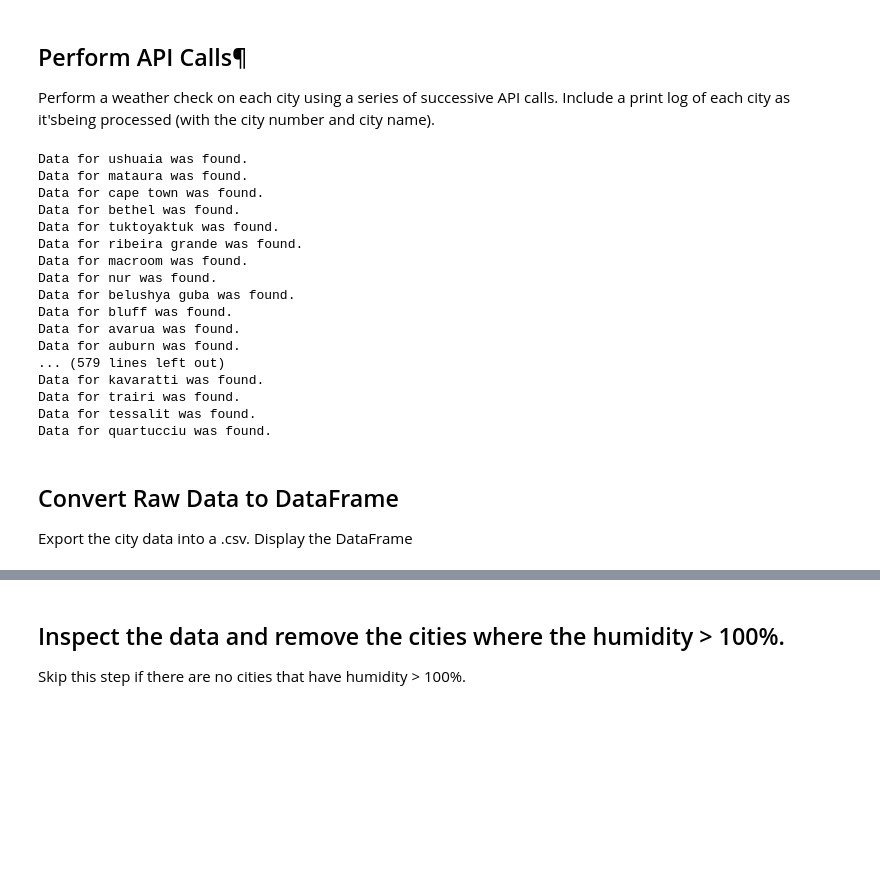
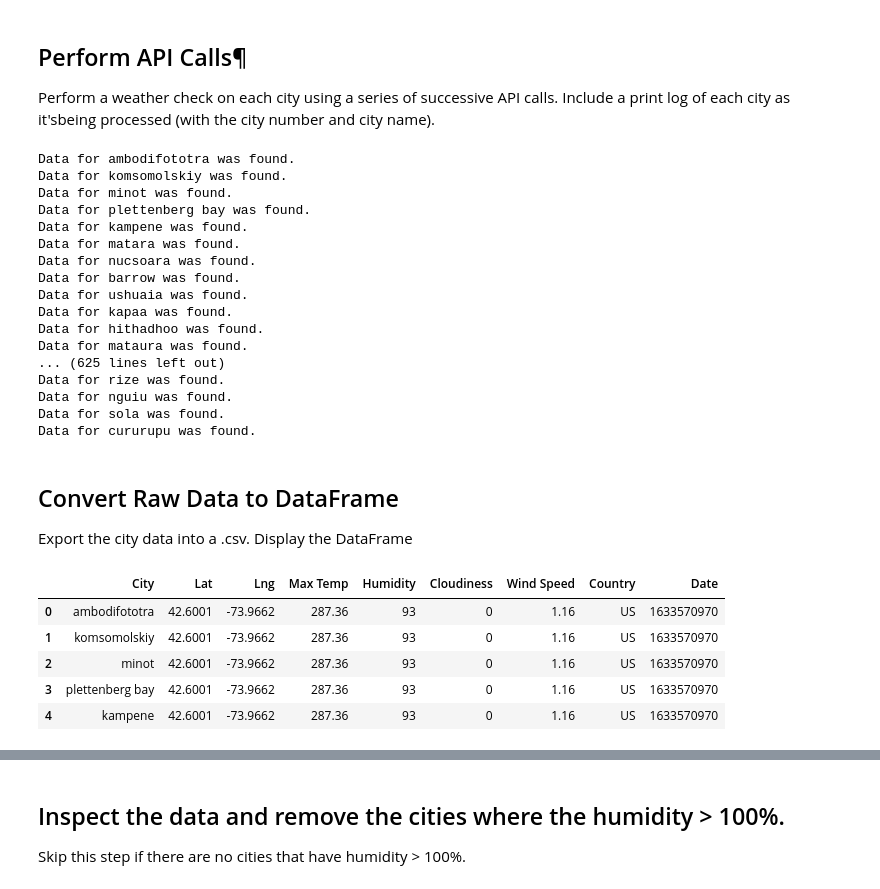
Before and after one commit to jhurley684/06-Python-APIs, a Jupyter notebook: starter_code/WeatherPy_Assignment.ipynb, the cells around one changed output, grey strips where cells are left out. Cells and saved outputs as stored; diff of their text form; code cells hidden in the pictures; blank space fills up the shorter version.

```diff
--- a/starter_code/WeatherPy_Assignment.ipynb
+++ b/starter_code/WeatherPy_Assignment.ipynb
@@ -55,8 +59,4 @@ Include a print log of each city as it'sbeing processed (with the city number an
 # %%
-# Build a query to get the data for a specific city
-query = f"{url}appid={weather_api_key}&q={city}"
-
-
 # # set up lists to hold reponse info
 lat = []
 lng = []
@@ -68,14 +68,15 @@ country = []
 date = []
 
 
-# Loop through the list of cities and perform a request for data on each
+# # Loop through the list of cities and perform a request for data on each
 for city in cities:
 
-    # Create search query, make request and store in json
+
+    #   Get weather data
     response = requests.get(query).json()
 
 
-    # Get the weather factors for each city
+    # Get the weather factors and store them
     lat.append(response['coord']['lat'])
     lng.append(response['coord']['lon'])
     max_temp.append(response['main']['temp_max'])
@@ -86,24 +87,22 @@ for city in cities:
     date.append(response['dt'])
 
 
-
-
     print(f"Data for {city} was found.")
 # %% [output]
+Data for ambodifototra was found.
+Data for komsomolskiy was found.
+Data for minot was found.
+Data for plettenberg bay was found.
+Data for kampene was found.
+Data for matara was found.
+Data for nucsoara was found.
+Data for barrow was found.
 Data for ushuaia was found.
+Data for kapaa was found.
+Data for hithadhoo was found.
 Data for mataura was found.
-Data for cape town was found.
-Data for bethel was found.
-Data for tuktoyaktuk was found.
-Data for ribeira grande was found.
-Data for macroom was found.
-Data for nur was found.
-Data for belushya guba was found.
-Data for bluff was found.
-Data for avarua was found.
-Data for auburn was found.
-... (579 lines left out)
-Data for kavaratti was found.
-Data for trairi was found.
-Data for tessalit was found.
-Data for quartucciu was found.
+... (625 lines left out)
+Data for rize was found.
+Data for nguiu was found.
+Data for sola was found.
+Data for cururupu was found.
@@ -119,4 +111,25 @@ temperature = weather_json["main"]["temp"]
 Export the city data into a .csv.
 Display the DataFrame
 # %%
-# City	Lat	Lng	Max Temp	Humidity	Cloudiness	Wind Speed	Country	Date
+# Create a data frame from from append lists
+weather_dict = {
+    'City': cities,
+    'Lat' : lat,
+    'Lng' : lng,
+    'Max Temp' : max_temp,
+    'Humidity' : humidity,
+    'Cloudiness' : cloudiness,
+    'Wind Speed' : wind_speed,
+    'Country' : country,
+    'Date' : date
+}
+
+weather_data = pd.DataFrame(weather_dict)
+weather_data.head()
+# %% [output]
+|  | City | Lat | Lng | Max Temp | Humidity | Cloudiness | Wind Speed | Country | Date |
+| 0 | ambodifototra | 42.6001 | -73.9662 | 287.36 | 93 | 0 | 1.16 | US | 1633570970 |
+| 1 | komsomolskiy | 42.6001 | -73.9662 | 287.36 | 93 | 0 | 1.16 | US | 1633570970 |
+| 2 | minot | 42.6001 | -73.9662 | 287.36 | 93 | 0 | 1.16 | US | 1633570970 |
+| 3 | plettenberg bay | 42.6001 | -73.9662 | 287.36 | 93 | 0 | 1.16 | US | 1633570970 |
+| 4 | kampene | 42.6001 | -73.9662 | 287.36 | 93 | 0 | 1.16 | US | 1633570970 |
```
Also changed, not shown: parts of 6 cells of this notebook.
